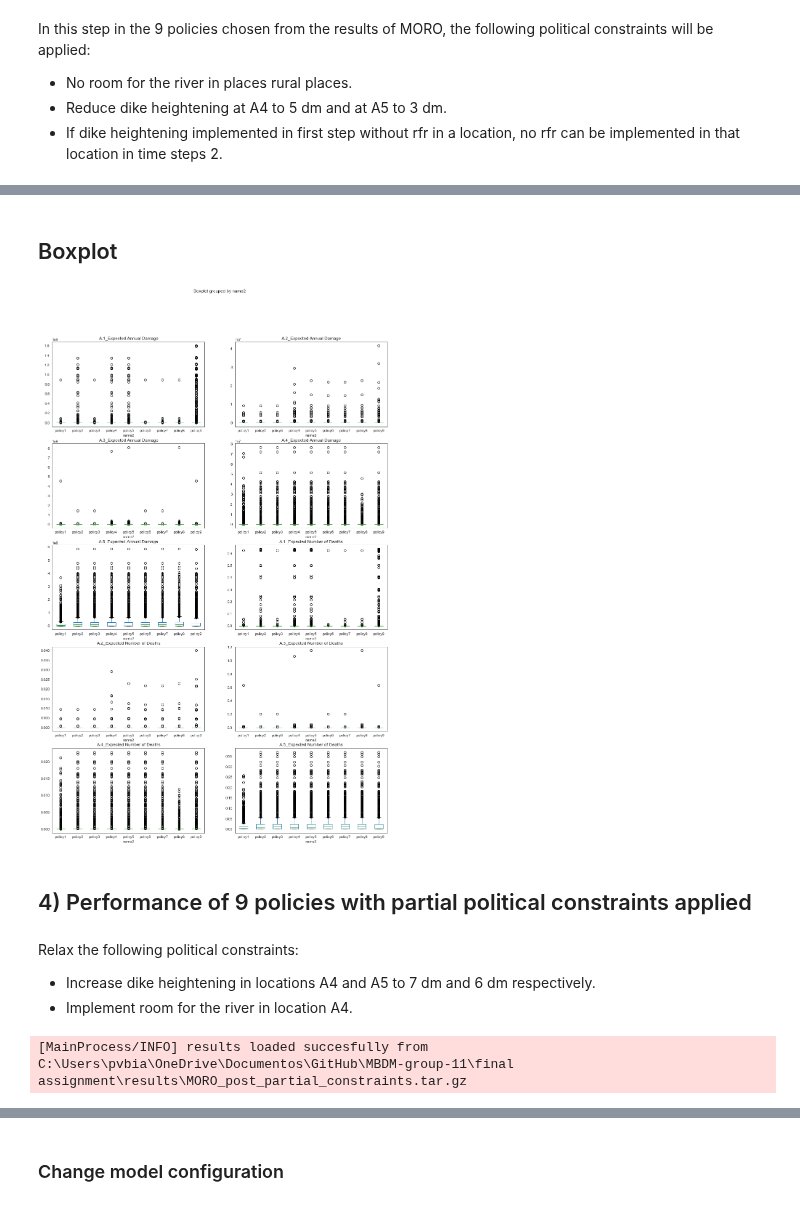
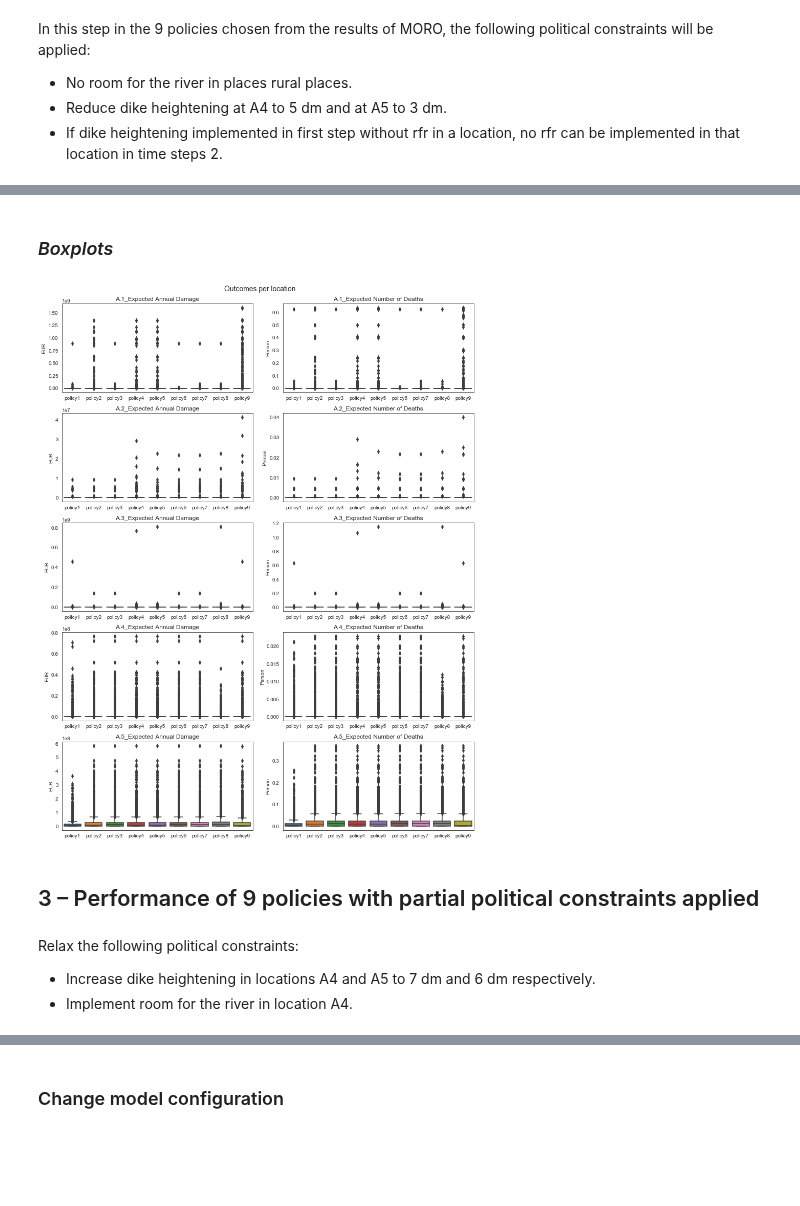
Before and after one commit to pdebiase/MBDM-group-11, a Jupyter notebook: final assignment/MORO_postanalysis.ipynb, the cells around one changed output, grey strips where cells are left out. Saved outputs shown, nothing was run; the diff lists cells and outputs as text; code cells hidden in the pictures; blank space fills up the shorter version.

```diff
--- a/final assignment/MORO_postanalysis.ipynb
+++ b/final assignment/MORO_postanalysis.ipynb
@@ -220,13 +220,0 @@ results_df['name'] = experiment['policy']
-# %%
-#In the highly disaggregated formulation, the damages and deaths are not aggregated over time,since we had two time steps
-#we take average of values at each time step to get average annual damage and deaths each year
-results_df['A.1_Expected Annual Damage'] = 0.5*(results_df['A.1_Expected Annual Damage 0'] + results_df['A.1_Expected Annual Damage 1'])
-results_df['A.2_Expected Annual Damage'] = 0.5*(results_df['A.2_Expected Annual Damage 0'] + results_df['A.2_Expected Annual Damage 1'])
-results_df['A.3_Expected Annual Damage'] = 0.5*(results_df['A.3_Expected Annual Damage 0'] + results_df['A.3_Expected Annual Damage 1'])
-results_df['A.4_Expected Annual Damage'] = 0.5*(results_df['A.4_Expected Annual Damage 0'] + results_df['A.4_Expected Annual Damage 1'])
-results_df['A.5_Expected Annual Damage'] = 0.5*(results_df['A.5_Expected Annual Damage 0'] + results_df['A.5_Expected Annual Damage 1'])
-results_df['A.1_Expected Number of Deaths'] = 0.5*(results_df['A.1_Expected Number of Deaths 0'] + results_df['A.1_Expected Number of Deaths 1'])
-results_df['A.2_Expected Number of Deaths'] = 0.5*(results_df['A.2_Expected Number of Deaths 0'] + results_df['A.2_Expected Number of Deaths 1'])
-results_df['A.3_Expected Number of Deaths'] = 0.5*(results_df['A.3_Expected Number of Deaths 0'] + results_df['A.3_Expected Number of Deaths 1'])
-results_df['A.4_Expected Number of Deaths'] = 0.5*(results_df['A.4_Expected Number of Deaths 0'] + results_df['A.4_Expected Number of Deaths 1'])
-results_df['A.5_Expected Number of Deaths'] = 0.5*(results_df['A.5_Expected Number of Deaths 0'] + results_df['A.5_Expected Number of Deaths 1'])
@@ -268,20 +273,30 @@ plt.show()
 # %% [markdown]
-## Boxplot
+### *Boxplots*
-# %%
-results_df['name2'] = results_df['name']                                           #Just replicating a column
-results_df2 = results_df.iloc[:,35:50]                                             #Selecting time aggregated columns
-col = 2                                                                            #plot the boxplots in a 2 column 5 row arrangement
-row = 5
-fig,ax = plt.subplots(row,col,figsize=(8*col,5*row))
-location = list(itertools.product(range(row),range(col)))
-fig.suptitle('Boxplots for each objective')
-for i in range (0,len(results_df2.columns)-1):
-    locat = location[i]
-    results_df.boxplot(column=[results_df2.columns[i]],by='name2',ax = ax[locat],grid=False)
-# %% [output]
-[figure, removed]
+# %%
+# create datatframe with only outcomes aggregated over time
+results_agg = results_df.loc[:, ['policy']+list(agg_results.keys())]
+
+# make boxplots for each outcome
+fig, axes = plt.subplots(nrows=5, ncols=2, figsize=(12, 15))
+subplots_i = np.arange(10).reshape(5, 2)
+
+for ii, key in enumerate(agg_results.keys()): # per outcome
+    i, j = np.where(subplots_i == ii)
+    sns.boxplot(data=results_agg, x='policy', y=key,
+                ax=axes[int(i), int(j)])
+    axes[int(i), int(j)].set_title(key)
+    axes[int(i), int(j)].set_xlabel('')
+    if 'Deaths' in key:
+        axes[int(i), int(j)].set_ylabel('Person')
+    else:
+        axes[int(i), int(j)].set_ylabel('EUR')
+
+fig.suptitle('Outcomes per location', y=1.01, fontsize=14)
+plt.tight_layout()
+# %% [output]
+[figure, added]
 # %% [markdown]
-## 4) Performance of 9 policies with partial political constraints applied
+## 3 – Performance of 9 policies with partial political constraints applied
 # %% [markdown]
 Relax the following political constraints:
 - Increase dike heightening in locations A4 and A5 to 7 dm and 6 dm respectively.
@@ -310,15 +303,0 @@ for i,lever in enumerate(fin_levers.index):
-# %%
-'''LOAD RESULTS FROM
-#
-# with MultiprocessingEvaluator(dike_model) as evaluator:
-#     results = evaluator.perform_experiments(scenarios=2000, policies=policies)
-#
-'''
-results = load_results('results/MORO_post_partial_constraints.tar.gz')
-experiment,_ = results
-results_df = pd.DataFrame.from_dict(_)
-n_scenarios = 2000
-robustness_dict = {}
-results_df['name'] = experiment['policy']
-# %% [output]
-[MainProcess/INFO] results loaded succesfully from C:\Users\pvbia\OneDrive\Documentos\GitHub\MBDM-group-11\final assignment\results\MORO_post_partial_constraints.tar.gz
```
Also changed, not shown: parts of 58 cells of this notebook.
